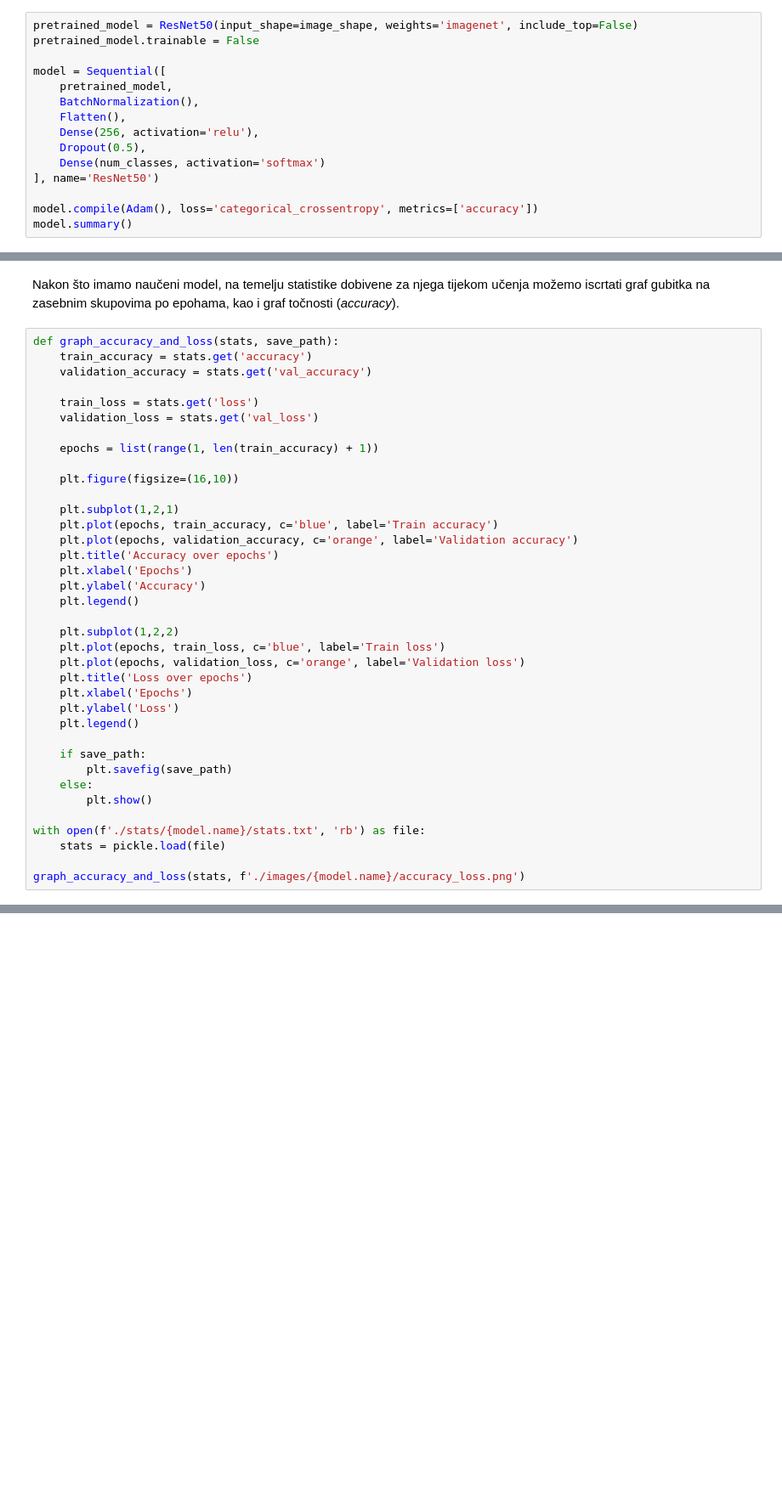
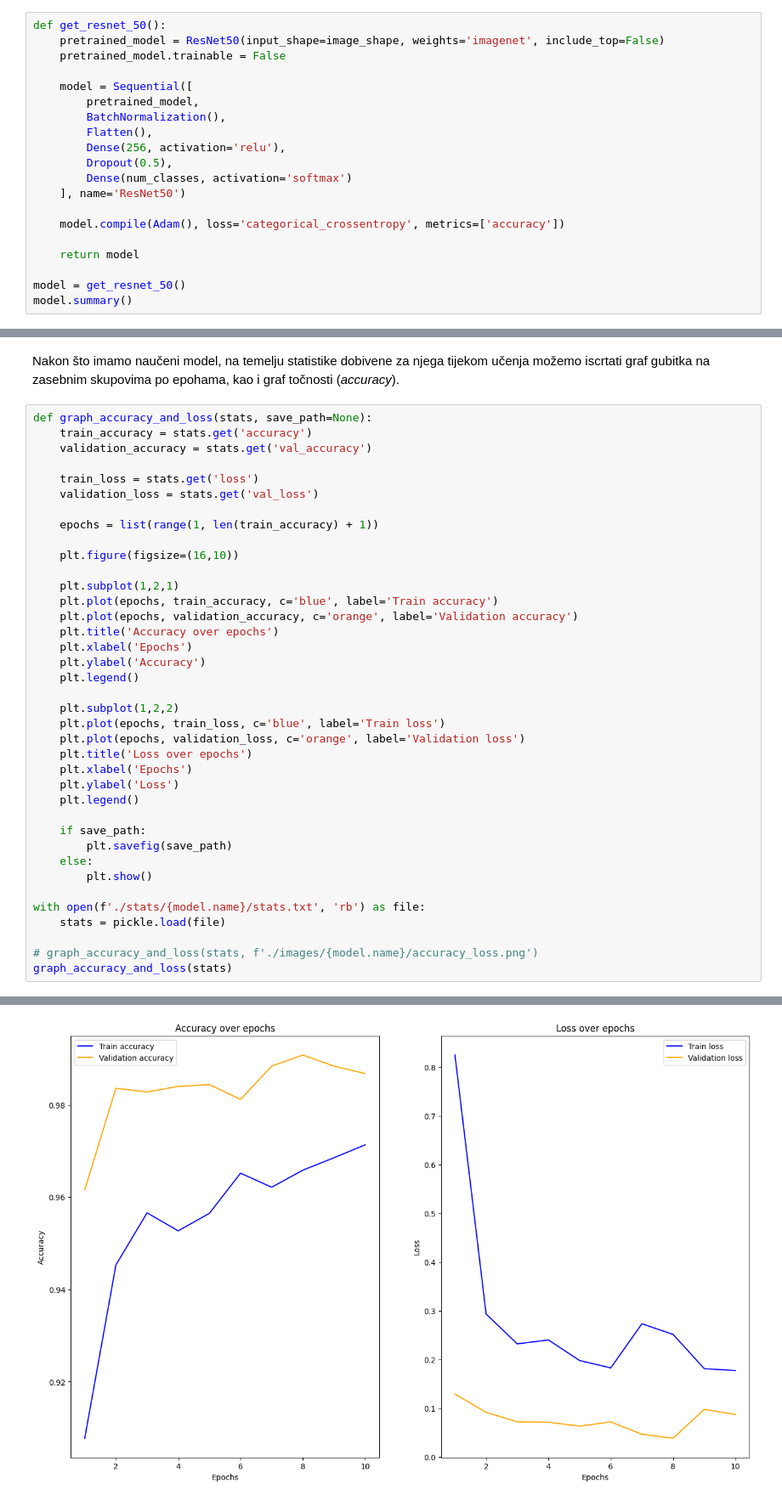
Before and after one commit to velimirkovacic/cancer-detection-project, a Jupyter notebook: projekt.ipynb, the cells around one changed output, grey strips where cells are left out. Shown at 85% size. Cells and saved outputs as stored; diff of their text form; blank space fills up the shorter version.

```diff
--- a/projekt.ipynb
+++ b/projekt.ipynb
@@ -118,18 +124,23 @@ Found 2500 validated image filenames belonging to 5 classes.
 # %% [markdown]
 Sljedeći korak nam je odabrati model. Kao prvi model odabrat ćemo ResNet50 model s težinama naučenim na ImageNet skupu. Ovaj model prilagodit ćemo našem problemu - na izlaz ćemo dodati nekoliko potpuno-povezanih slojeva (kao i sloj za normalizaciju te dropout sloj), od kojih će posljednji sloj imati broj izlaza jednak broju razreda. Tada će predikcija modela odgovarati izlazu s najvećom vrijednošću (aktivacijska funkcija u posljednjem sloju bit će softmax).
 # %%
-pretrained_model = ResNet50(input_shape=image_shape, weights='imagenet', include_top=False)
-pretrained_model.trainable = False
+def get_resnet_50():
+    pretrained_model = ResNet50(input_shape=image_shape, weights='imagenet', include_top=False)
+    pretrained_model.trainable = False
 
-model = Sequential([
-    pretrained_model,
-    BatchNormalization(),
-    Flatten(),
-    Dense(256, activation='relu'),
-    Dropout(0.5),
-    Dense(num_classes, activation='softmax')
-], name='ResNet50')
+    model = Sequential([
+        pretrained_model,
+        BatchNormalization(),
+        Flatten(),
+        Dense(256, activation='relu'),
+        Dropout(0.5),
+        Dense(num_classes, activation='softmax')
+    ], name='ResNet50')
 
-model.compile(Adam(), loss='categorical_crossentropy', metrics=['accuracy'])
+    model.compile(Adam(), loss='categorical_crossentropy', metrics=['accuracy'])
+
+    return model
+
+model = get_resnet_50()
 model.summary()
 # %% [output]
@@ -199,7 +210,7 @@ Epoch 10/10
 # %% [markdown]
 Nakon što imamo naučeni model, na temelju statistike dobivene za njega tijekom učenja možemo iscrtati graf gubitka na zasebnim skupovima po epohama, kao i graf točnosti (_accuracy_).
 # %%
-def graph_accuracy_and_loss(stats, save_path):
+def graph_accuracy_and_loss(stats, save_path=None):
     train_accuracy = stats.get('accuracy')
     validation_accuracy = stats.get('val_accuracy')
 
@@ -234,5 +245,6 @@ def graph_accuracy_and_loss(stats, save_path):
 with open(f'./stats/{model.name}/stats.txt', 'rb') as file:
     stats = pickle.load(file)
 
-graph_accuracy_and_loss(stats, f'./images/{model.name}/accuracy_loss.png')
+# graph_accuracy_and_loss(stats, f'./images/{model.name}/accuracy_loss.png')
+graph_accuracy_and_loss(stats)
 # %% [output]
@@ -239,0 +251 @@ ValueError: Layer 'conv1_conv' expected 2 variables, but received 0 variables du
+[figure, added]
```
Also changed, not shown: parts of 5 cells of this notebook.
